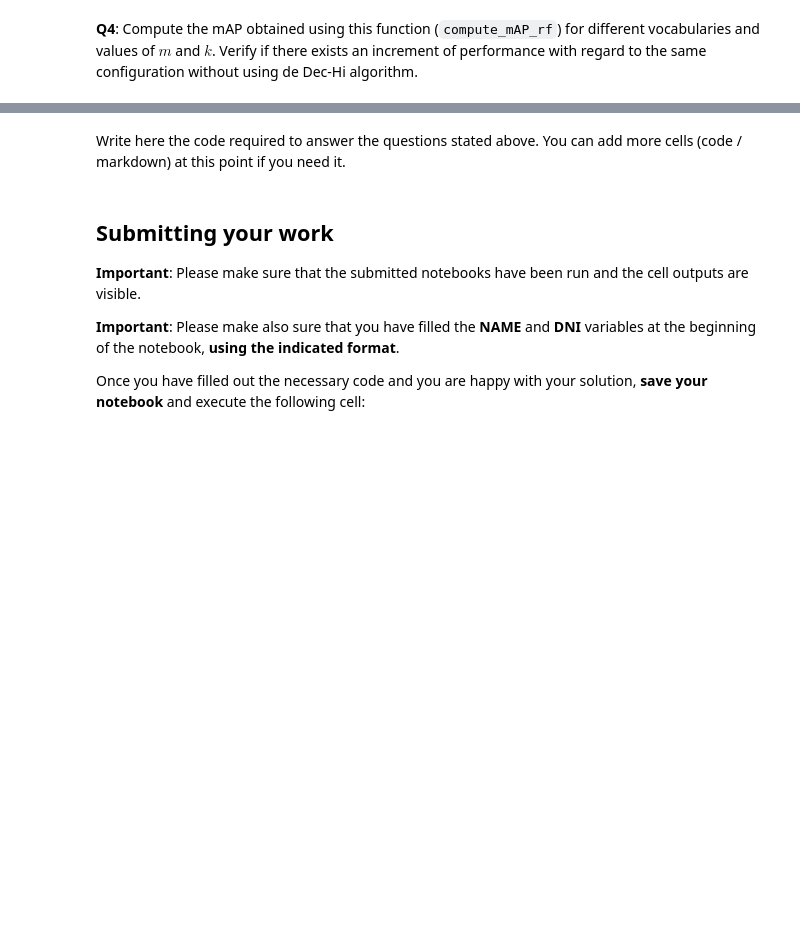
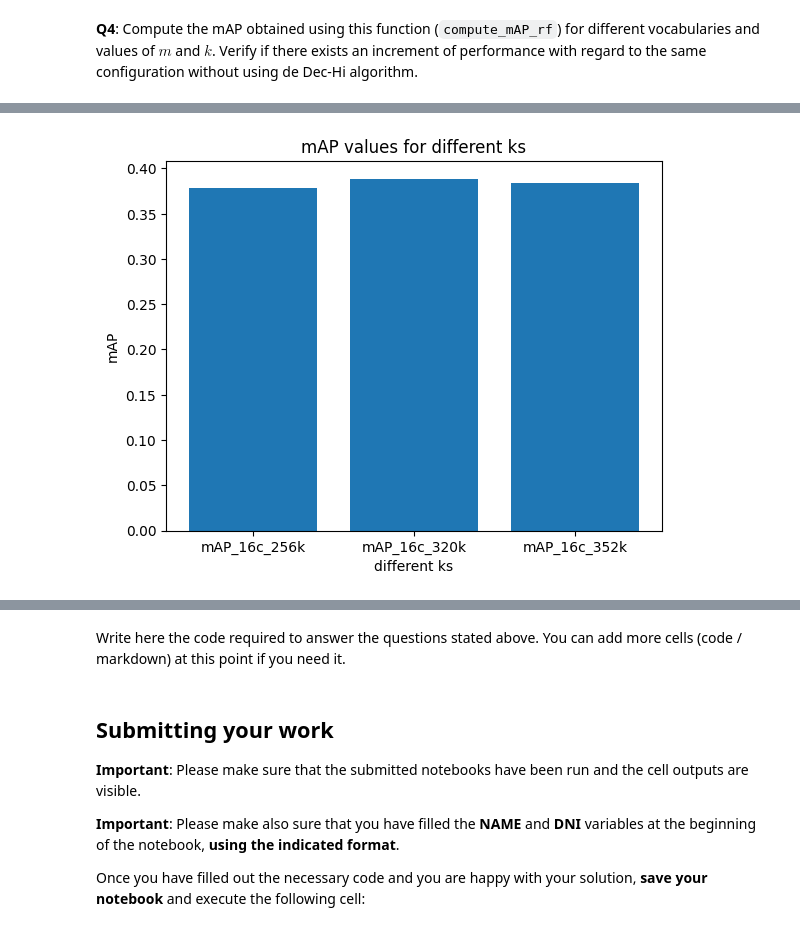
Before and after one commit to claredavies/ImageIndexing, a Jupyter notebook: Advanced_Techniques_Assignment_3.ipynb, the cells around one changed output, grey strips where cells are left out. Saved outputs shown, nothing was run; the diff lists cells and outputs as text; code cells hidden in the pictures; blank space fills up the shorter version.

```diff
--- a/Advanced_Techniques_Assignment_3.ipynb
+++ b/Advanced_Techniques_Assignment_3.ipynb
@@ -834,0 +926,19 @@ print(mAP) # This should be close to 0 now, since there is only two images in th
+# %%
+quantizers_16c_256k = pq_build_quantizers(train_vlad_16c, m = 8, k = 256)
+quantizers_16c_320k = pq_build_quantizers(train_vlad_16c, m = 8, k = 264)
+quantizers_16c_352k = pq_build_quantizers(train_vlad_16c, m = 8, k = 272)
+
+index_16c_256k = pq_build_index(train_vlad_16c, quantizers_16c_256k)
+index_16c_320k = pq_build_index(train_vlad_16c, quantizers_16c_320k)
+index_16c_352k = pq_build_index(train_vlad_16c, quantizers_16c_352k)
+
+_, mAP_16c_256k_rf = compute_mAP_rf(query_names, query_vlad_16c, train_names, train_desc, index_16c_256k, quantizers_16c_256k, '../holidays/holidays_images.dat')
+_, mAP_16c_320k_rf = compute_mAP_rf(query_names, query_vlad_16c, train_names, train_desc, index_16c_320k, quantizers_16c_320k, '../holidays/holidays_images.dat')
+_, mAP_16c_352k_rf = compute_mAP_rf(query_names, query_vlad_16c, train_names, train_desc, index_16c_352k, quantizers_16c_352k, '../holidays/holidays_images.dat')
+
+mAP_values_rf_k = [mAP_16c_256k_rf, mAP_16c_320k_rf, mAP_16c_352k_rf]
+mAP_labels_rf_k = ["mAP_16c_256k", "mAP_16c_320k", "mAP_16c_352k"]
+# %%
+plot_chart(mAP_values_rf_k, mAP_labels_rf_k, "mAP values for different ks", "different ks", "mAP")
+# %% [output]
+[figure, added]
```
Also changed, not shown: parts of 19 cells of this notebook.
